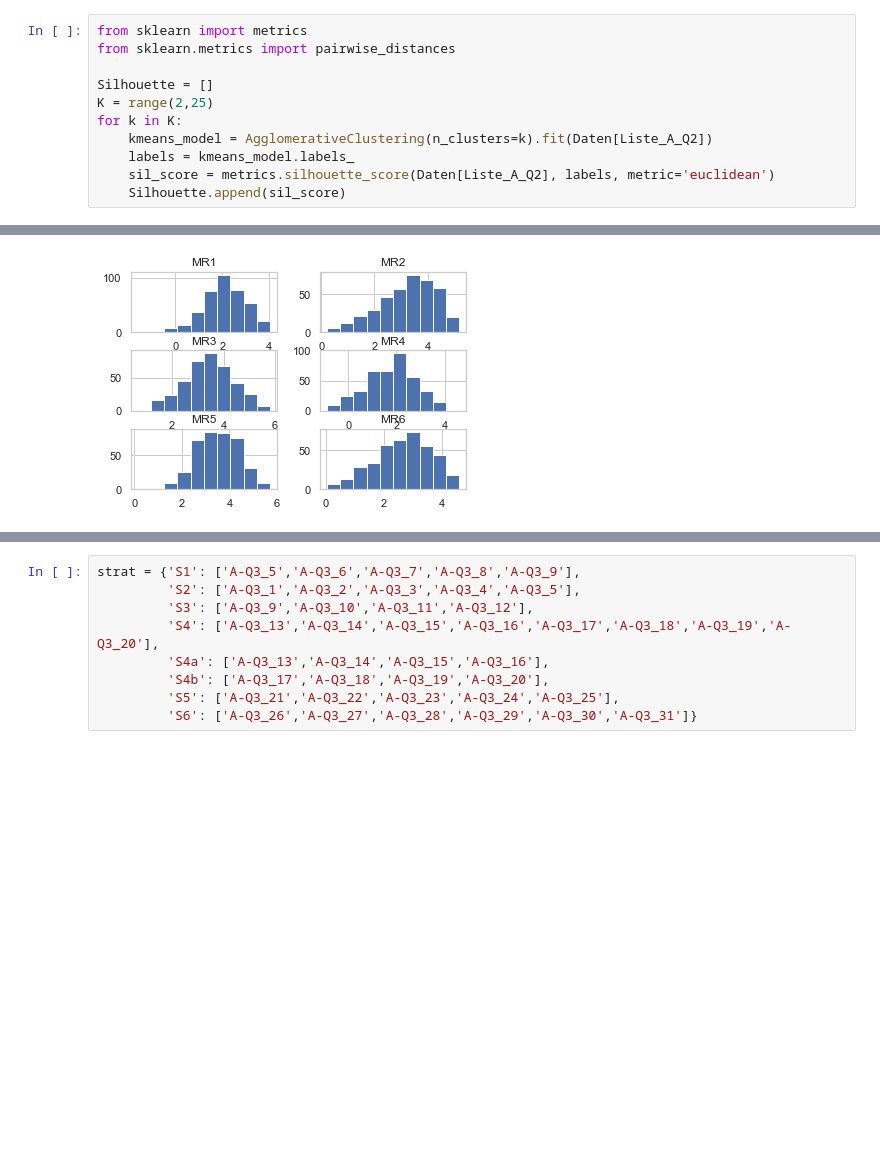
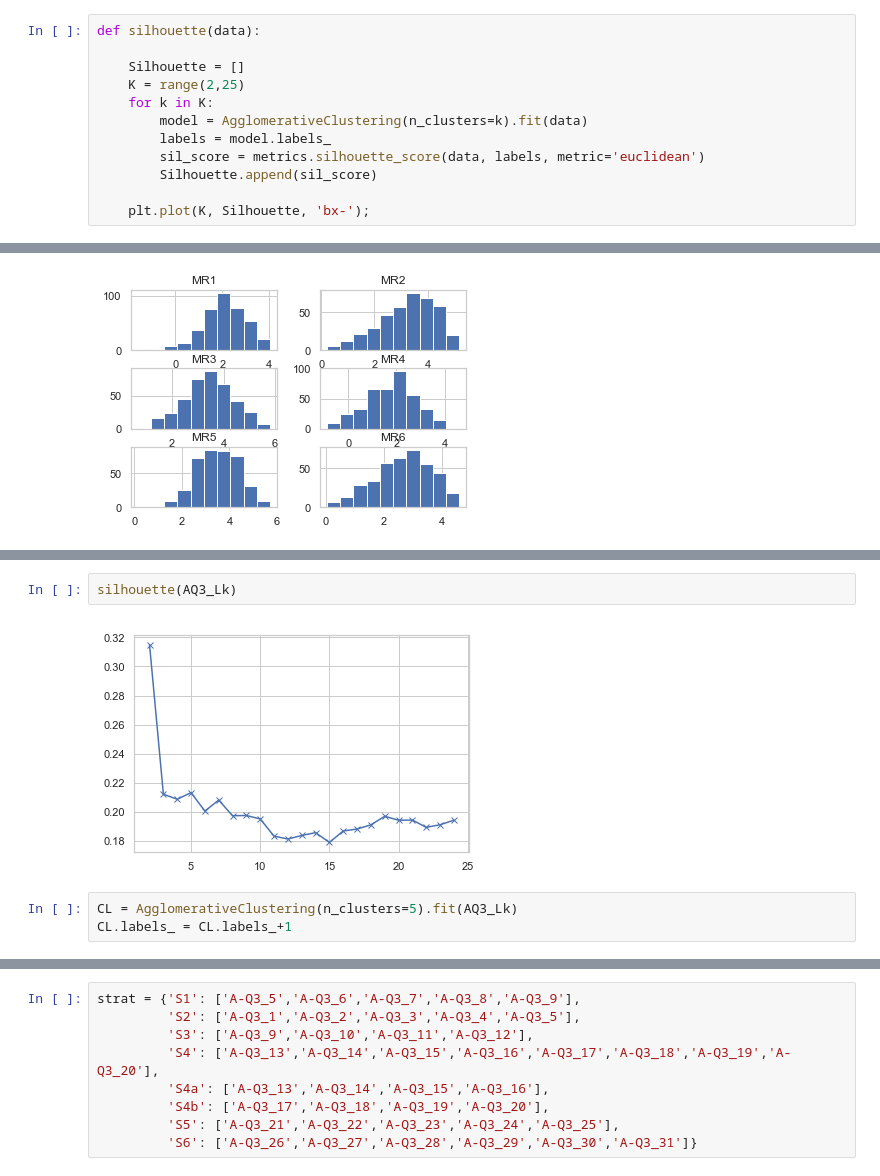
Before and after one commit to martinakienberger/Dissertation_LIS, a Jupyter notebook: Datenanalyse_1.ipynb, the cells around one changed output, grey strips where cells are left out. Drawn from its saved outputs; the diff is of its cells as text; blank space fills up the shorter version.

```diff
--- a/Datenanalyse_1.ipynb
+++ b/Datenanalyse_1.ipynb
@@ -312,11 +317,12 @@ plt.show()
 # %%
-from sklearn import metrics
-from sklearn.metrics import pairwise_distances
+def silhouette(data):
 
-Silhouette = []
-K = range(2,25)
-for k in K:
-    kmeans_model = AgglomerativeClustering(n_clusters=k).fit(Daten[Liste_A_Q2])
-    labels = kmeans_model.labels_
-    sil_score = metrics.silhouette_score(Daten[Liste_A_Q2], labels, metric='euclidean')
-    Silhouette.append(sil_score)
+    Silhouette = []
+    K = range(2,25)
+    for k in K:
+        model = AgglomerativeClustering(n_clusters=k).fit(data)
+        labels = model.labels_
+        sil_score = metrics.silhouette_score(data, labels, metric='euclidean')
+        Silhouette.append(sil_score)
+
+    plt.plot(K, Silhouette, 'bx-');
@@ -775,0 +843,7 @@ Df_C.hist();
+# %%
+silhouette(AQ3_Lk)
+# %% [output]
+[figure, added]
+# %%
+CL = AgglomerativeClustering(n_clusters=5).fit(AQ3_Lk)
+CL.labels_ = CL.labels_+1
```
Also changed, not shown: parts of 76 cells of this notebook.
